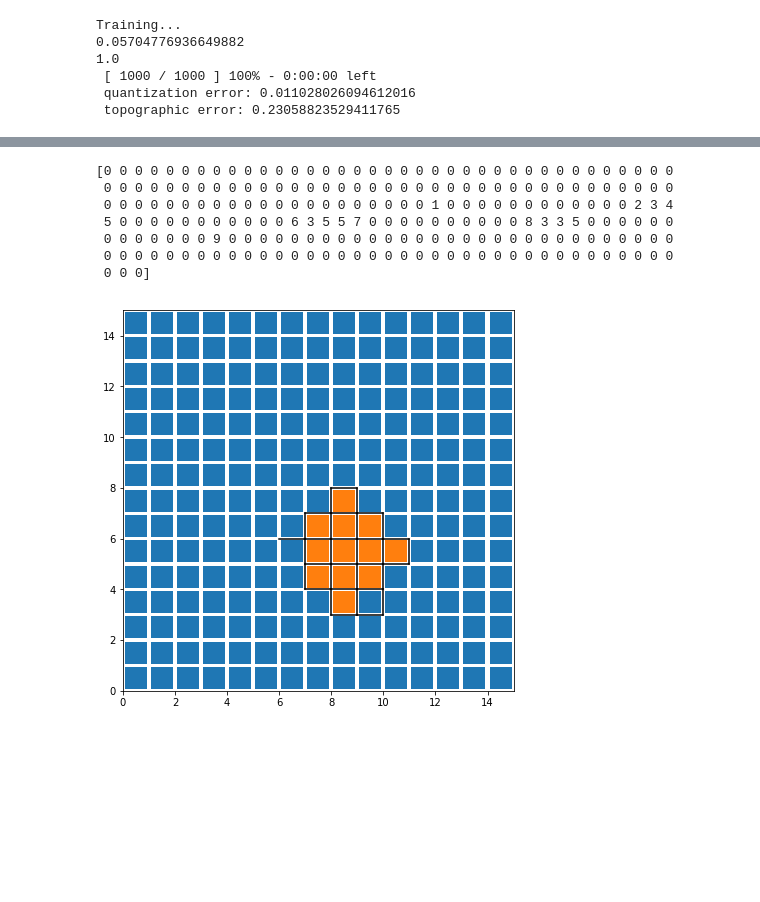
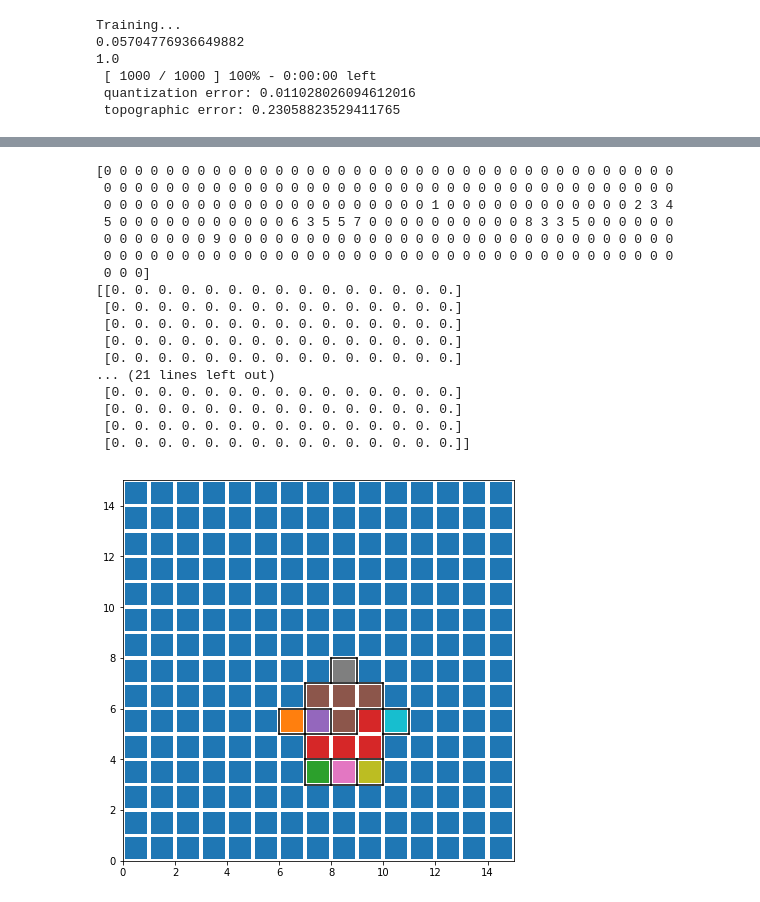
Before and after one commit to mikkelmilo/SOM-Clustering-Visualisations, a Jupyter notebook: milo.ipynb, the cells around one changed output, grey strips where cells are left out. Saved outputs shown, nothing was run; the diff lists cells and outputs as text; code cells hidden in the pictures; blank space fills up the shorter version.

```diff
--- a/milo.ipynb
+++ b/milo.ipynb
@@ -163,27 +111,37 @@ plt.show()
 # %%
 from scipy.cluster.hierarchy import dendrogram, linkage,fcluster,cut_tree
 from matplotlib import pyplot as plt
 #X = np.genfromtxt('iris.csv', delimiter=',', usecols=(0, 1, 2, 3))
 
 
 
 rweights = som.get_weights().reshape(d1*d2,-1)
 Z = linkage(rweights, 'single')
 
-cuttree= cut_tree(Z,n_clusters=[2,10])
+cuttree= cut_tree(Z,n_clusters=[5,10])
 #print(cuttree)
 #C = fcluster(Z, t=10, criterion='maxclust')
 #print(C)
 coloring_labels = cuttree.T[0]
 labels = cuttree.T[1]
 print(labels)
 plot_with_labelling(som,d1,d2,labels,coloring_labels,rweights,debug=False)
 # %% [output]
 [0 0 0 0 0 0 0 0 0 0 0 0 0 0 0 0 0 0 0 0 0 0 0 0 0 0 0 0 0 0 0 0 0 0 0 0 0
  0 0 0 0 0 0 0 0 0 0 0 0 0 0 0 0 0 0 0 0 0 0 0 0 0 0 0 0 0 0 0 0 0 0 0 0 0
  0 0 0 0 0 0 0 0 0 0 0 0 0 0 0 0 0 0 0 0 0 1 0 0 0 0 0 0 0 0 0 0 0 0 2 3 4
  5 0 0 0 0 0 0 0 0 0 0 0 6 3 5 5 7 0 0 0 0 0 0 0 0 0 0 8 3 3 5 0 0 0 0 0 0
  0 0 0 0 0 0 0 9 0 0 0 0 0 0 0 0 0 0 0 0 0 0 0 0 0 0 0 0 0 0 0 0 0 0 0 0 0
  0 0 0 0 0 0 0 0 0 0 0 0 0 0 0 0 0 0 0 0 0 0 0 0 0 0 0 0 0 0 0 0 0 0 0 0 0
  0 0 0]
+[[0. 0. 0. 0. 0. 0. 0. 0. 0. 0. 0. 0. 0. 0. 0.]
+ [0. 0. 0. 0. 0. 0. 0. 0. 0. 0. 0. 0. 0. 0. 0.]
+ [0. 0. 0. 0. 0. 0. 0. 0. 0. 0. 0. 0. 0. 0. 0.]
+ [0. 0. 0. 0. 0. 0. 0. 0. 0. 0. 0. 0. 0. 0. 0.]
+ [0. 0. 0. 0. 0. 0. 0. 0. 0. 0. 0. 0. 0. 0. 0.]
+... (21 lines left out)
+ [0. 0. 0. 0. 0. 0. 0. 0. 0. 0. 0. 0. 0. 0. 0.]
+ [0. 0. 0. 0. 0. 0. 0. 0. 0. 0. 0. 0. 0. 0. 0.]
+ [0. 0. 0. 0. 0. 0. 0. 0. 0. 0. 0. 0. 0. 0. 0.]
+ [0. 0. 0. 0. 0. 0. 0. 0. 0. 0. 0. 0. 0. 0. 0.]]
-[figure, old version]
+[figure, new version]
```
Also changed, not shown: parts of 2 cells of this notebook.
